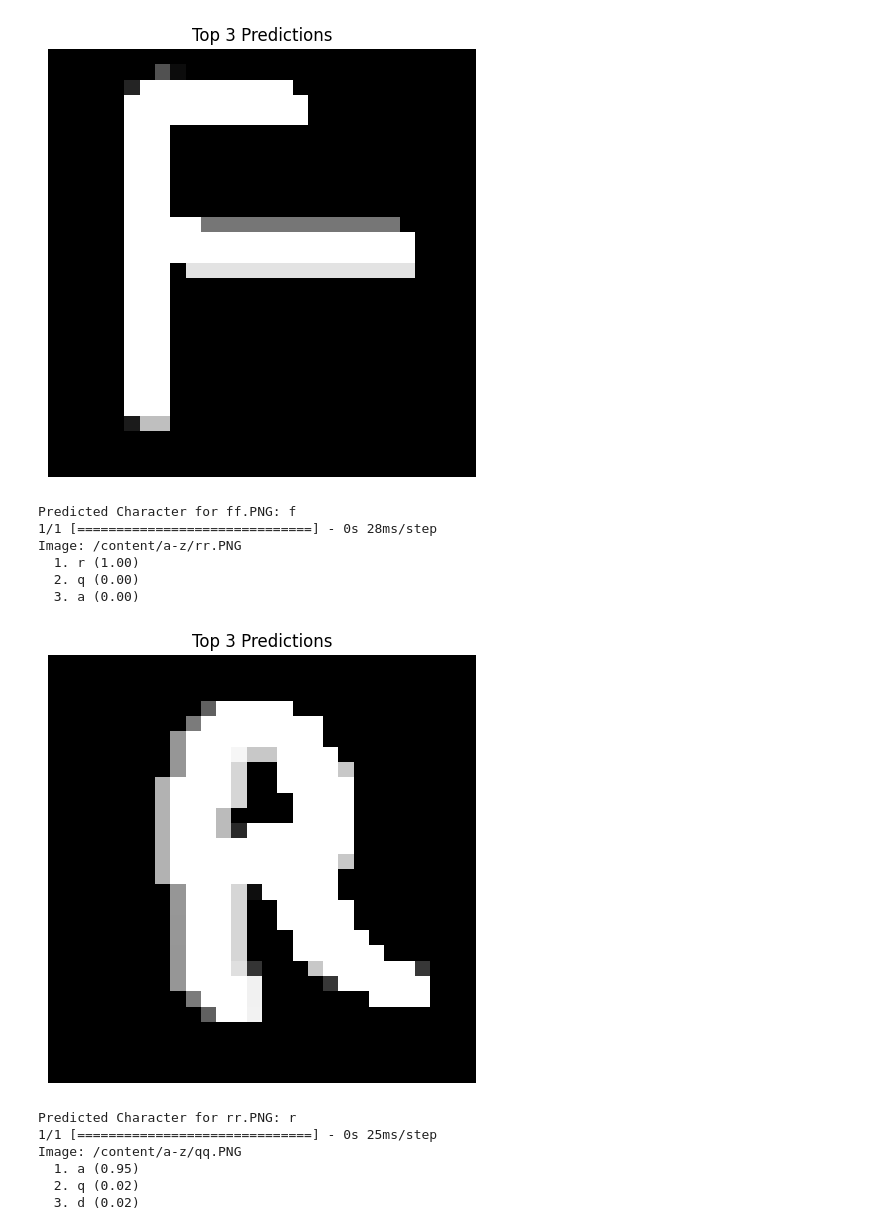
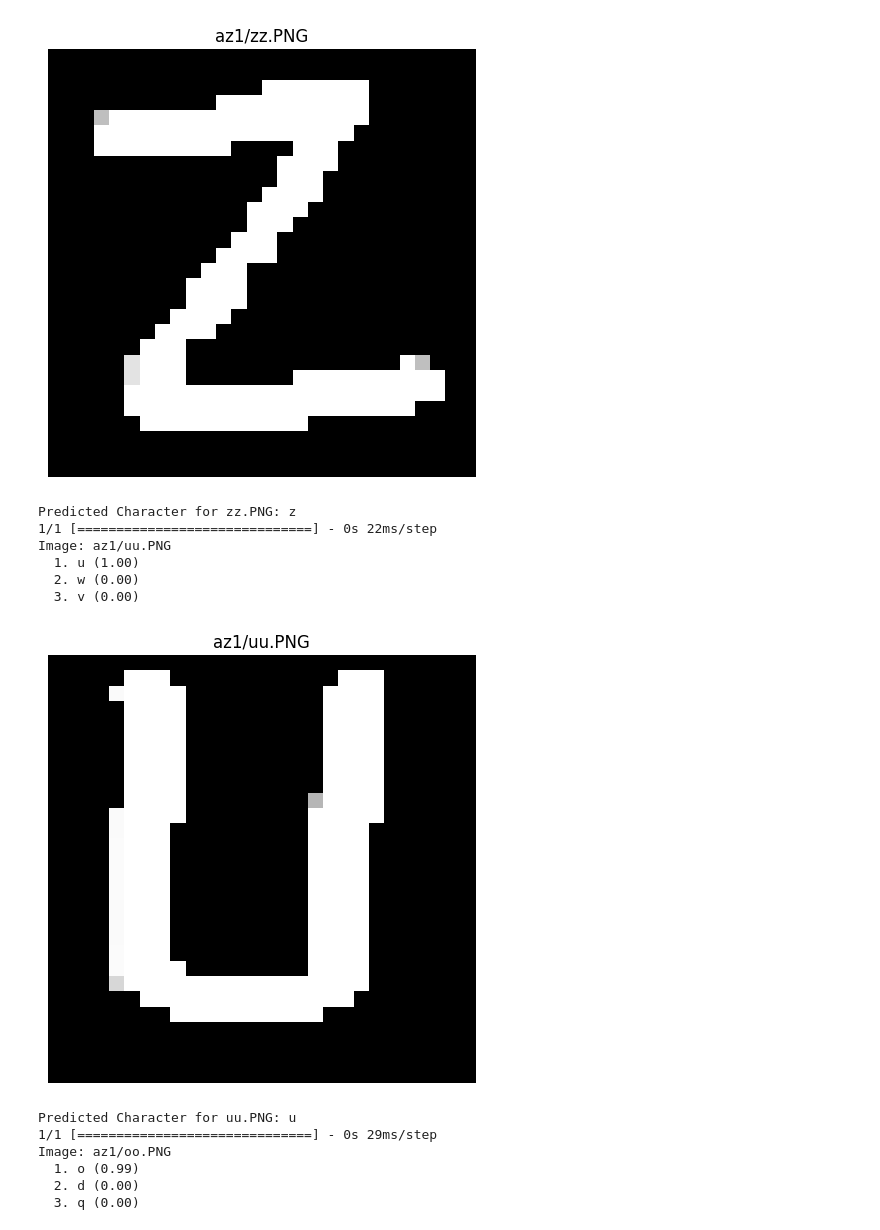
Before and after one commit to tavan1259/-, a Jupyter notebook: project/test_model_final.ipynb, the cells around one changed output. Drawn from its saved outputs; the diff is of its cells as text; code cells hidden in the pictures.

```diff
--- a/project/test_model_final.ipynb
+++ b/project/test_model_final.ipynb
@@ -11,5 +43,5 @@ from tensorflow.keras.preprocessing.image import ImageDataGenerator
 # %%
-model = load_model('/content/lstm_epochs_128.h5')
+model = load_model('lstm_epochs_512_.h5')
 # %%
 # Convert number to text a = 1 ... z = 26
 def number_to_text(n):
@@ -19,0 +58,29 @@ def number_to_text(n):
+# %%
+from random import randint
+
+print(image_test.shape)
+
+# Predict
+predictions = model.predict(image_test)
+max_predictions = len(predictions)
+
+# Visualize predictions
+def plot_sample(X, y_true, y_pred, index, ax):
+    ax.imshow(X[index].reshape(28, 28), cmap='gray')
+    true_label = chr(y_true[index] + 97)  # Convert to ascii and then to char
+    pred_label = chr(np.argmax(y_pred[index]) + 97)
+    if true_label == pred_label:
+        color = 'green'
+    else:
+        color = 'red'
+    ax.set_title(f"True: {true_label}, Pred: {pred_label}", color=color)
+    ax.axis('off')
+
+fig, axes = plt.subplots(4, 4, figsize=(12, 12))
+axes = axes.ravel()
+
+for i in range(16):
+    plot_sample(image_test, label_test, predictions, randint(1,max_predictions), axes[i])
+
+plt.tight_layout()
+plt.show()
@@ -22,8 +113,6 @@ import cv2
 import matplotlib.pyplot as plt
 import numpy as np
 import os
-from keras.models import load_model
-model = load_model('/content/lstm_epochs_128.h5')
 def predict_from_image(file_path, model):
     img = cv2.imread(file_path, cv2.IMREAD_GRAYSCALE)
 
@@ -50,7 +139,7 @@ def predict_from_image(file_path, model):
     for index in range(3):  # Displaying only top 3 predictions
         print(f"  {index + 1}. {top3_chars[index]} ({top3_probs[index]:.2f})")
 
-    plt.title("Top 3 Predictions")
+    plt.title(file_path)
     plt.axis('off')
 
     plt.tight_layout()
@@ -58,7 +147,7 @@ def predict_from_image(file_path, model):
 
     return predicted_char
 
-directory_path = '/content/a-z'
+directory_path = 'az1'
 
 # Iterate over all files in the directory
 for filename in os.listdir(directory_path):
@@ -75,14 +164,14 @@ Image: /content/a-z/ff.PNG
-[figure, old version]
+[figure, new version]
-Predicted Character for ff.PNG: f
-1/1 [==============================] - 0s 28ms/step
-Image: /content/a-z/rr.PNG
-  1. r (1.00)
-  2. q (0.00)
-  3. a (0.00)
+Predicted Character for zz.PNG: z
+1/1 [==============================] - 0s 22ms/step
+Image: az1/uu.PNG
+  1. u (1.00)
+  2. w (0.00)
+  3. v (0.00)
-[figure, old version]
+[figure, new version]
-Predicted Character for rr.PNG: r
-1/1 [==============================] - 0s 25ms/step
-Image: /content/a-z/qq.PNG
-  1. a (0.95)
-  2. q (0.02)
-  3. d (0.02)
+Predicted Character for uu.PNG: u
+1/1 [==============================] - 0s 29ms/step
+Image: az1/oo.PNG
+  1. o (0.99)
+  2. d (0.00)
+  3. q (0.00)
```
Also changed, not shown: parts of 6 cells of this notebook, 52 other files.
